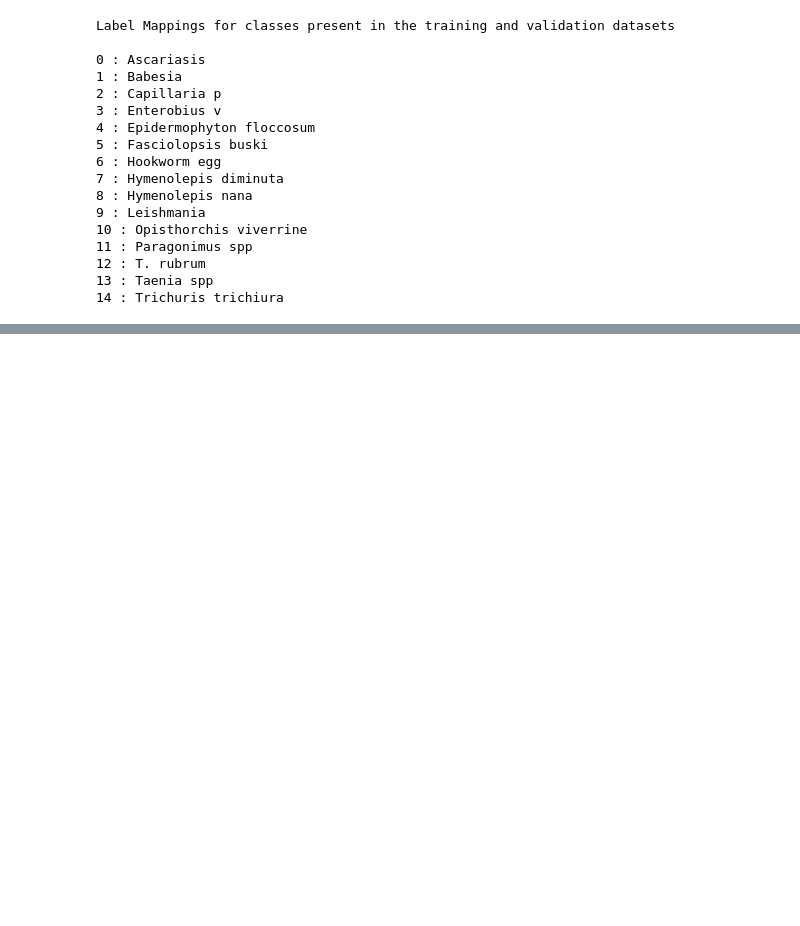
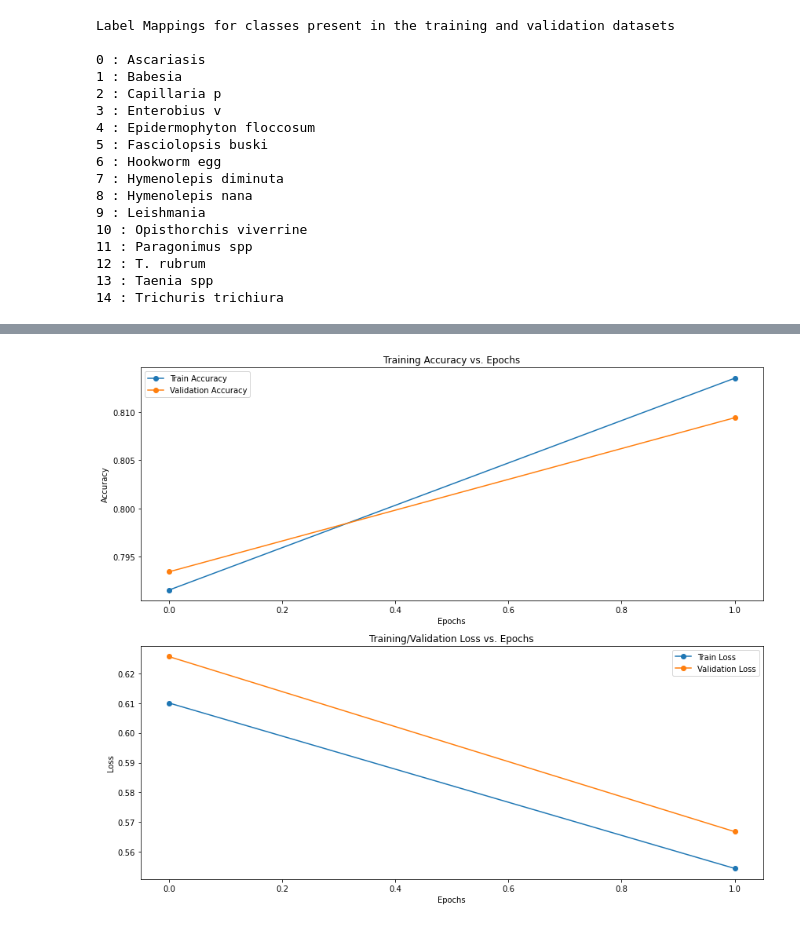
Before and after one commit to kershrita/Parasite-Image-Classifier, a Jupyter notebook: Parasite Species Classifier.ipynb, the cells around one changed output, grey strips where cells are left out. Saved outputs shown, nothing was run; the diff lists cells and outputs as text; code cells hidden in the pictures; blank space fills up the shorter version.

```diff
--- a/Parasite Species Classifier.ipynb
+++ b/Parasite Species Classifier.ipynb
@@ -161,0 +348,33 @@ from sklearn.model_selection import train_test_split
+# %%
+train_accuracy = history.history['accuracy']
+val_accuracy = history.history['val_accuracy']
+
+train_loss = history.history['loss']
+val_loss = history.history['val_loss']
+# %%
+fig, ax = plt.subplots(nrows=2, ncols=1, figsize=(12, 10))
+
+ax[0].set_title('Training Accuracy vs. Epochs')
+ax[0].plot(train_accuracy, 'o-', label='Train Accuracy')
+ax[0].plot(val_accuracy, 'o-', label='Validation Accuracy')
+ax[0].set_xlabel('Epochs')
+ax[0].set_ylabel('Accuracy')
+ax[0].legend(loc='best')
+
+ax[1].set_title('Training/Validation Loss vs. Epochs')
+ax[1].plot(train_loss, 'o-', label='Train Loss')
+ax[1].plot(val_loss, 'o-', label='Validation Loss')
+ax[1].set_xlabel('Epochs')
+ax[1].set_ylabel('Loss')
+ax[1].legend(loc='best')
+
+#ax[2].set_title('Learning Rate vs. Epochs')
+#ax[2].plot(learning_rate, 'o-', label='Learning Rate')
+#ax[2].set_xlabel('Epochs')
+#ax[2].set_ylabel('Loss')
+#ax[2].legend(loc='best')
+
+plt.tight_layout()
+plt.show()
+# %% [output]
+[figure, added]
```
Also changed, not shown: parts of 37 cells of this notebook.
